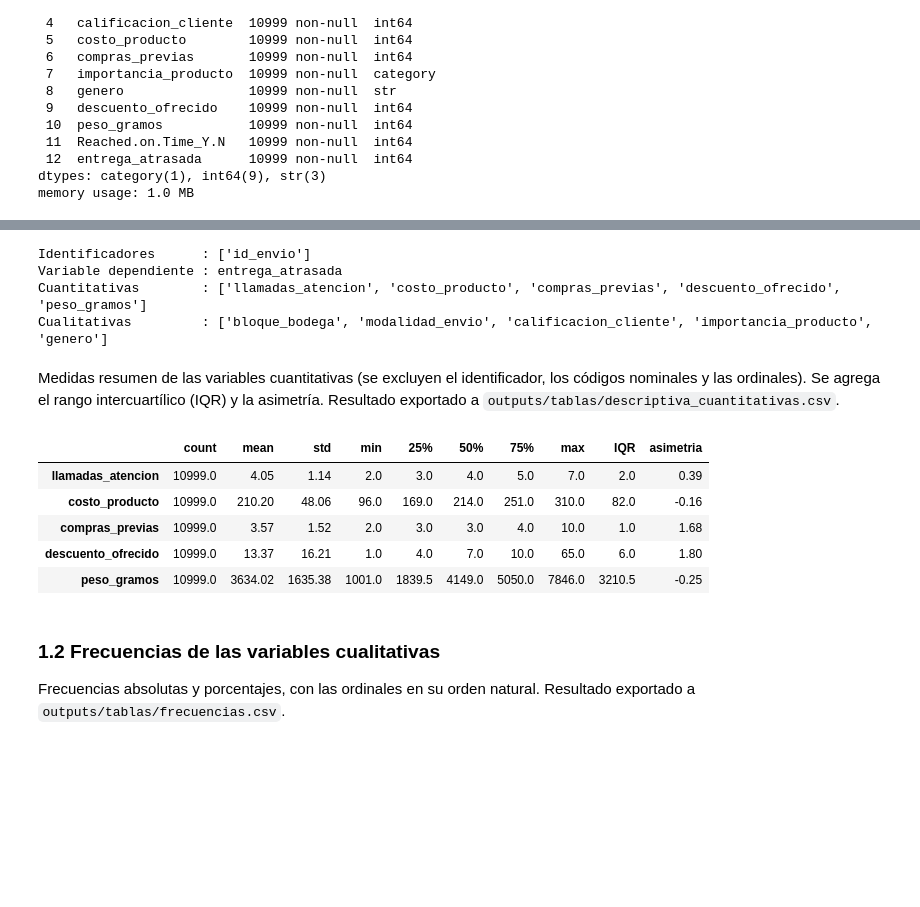
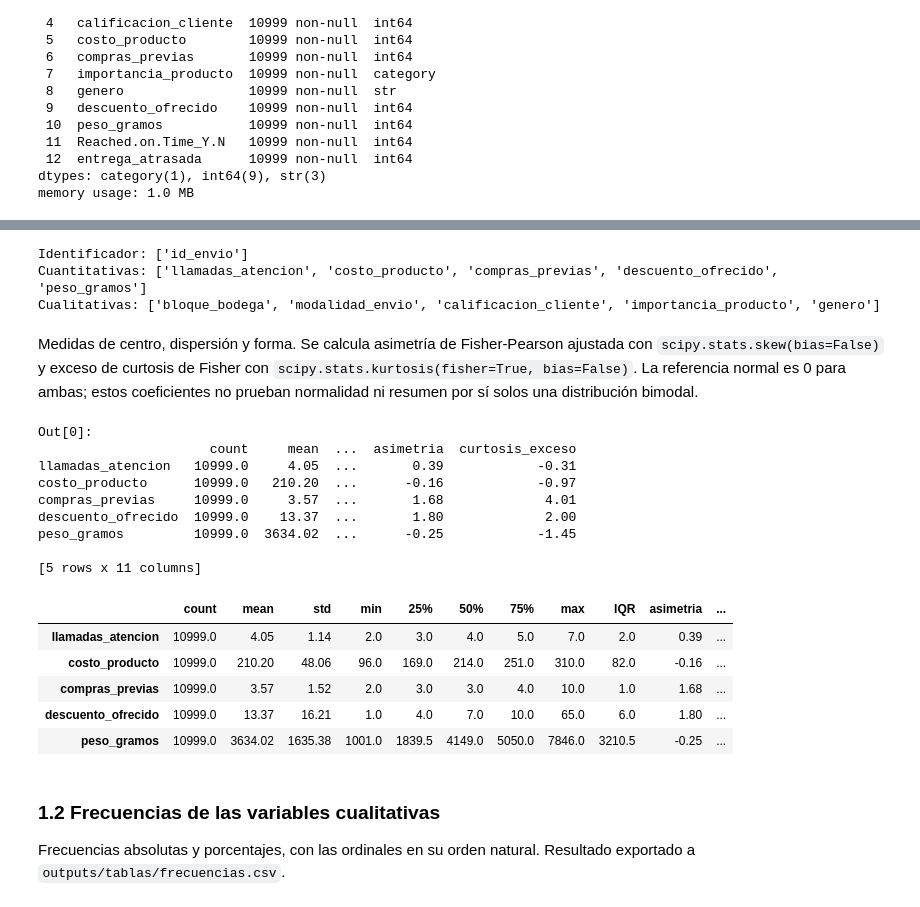
Before and after one commit to joserodriguezc/grupo_1_estadistica_computacional, a Jupyter notebook: sumativa_1/notebooks/sumativa_1.ipynb, the cells around one changed output, grey strips where cells are left out. Saved outputs shown, nothing was run; the diff lists cells and outputs as text; code cells hidden in the pictures; blank space fills up the shorter version.

Commit message:
Corrige observaciones de la formativa

```diff
--- a/sumativa_1/notebooks/sumativa_1.ipynb
+++ b/sumativa_1/notebooks/sumativa_1.ipynb
@@ -21,11 +21,18 @@ los nombres de las columnas y agrega `entrega_atrasada` (1 = atrasada, 0 = a tie
 # %%
 from pathlib import Path
 import pandas as pd
+from scipy import stats
+import hashlib
+from importlib.metadata import version
 
 # Raíz del proyecto: funciona al ejecutar desde la raíz o desde notebooks/
-RAIZ = Path.cwd().resolve()
-while not (RAIZ / 'pyproject.toml').exists():
-    RAIZ = RAIZ.parent
+ubicacion = Path.cwd().resolve()
+candidatas = [p for a in [ubicacion, *ubicacion.parents] for p in [a, a / 'sumativa_1']]
+RAIZ = next((p for p in candidatas if (p / 'notebooks/sumativa_1.ipynb').is_file()
+             and (p / 'data/raw/ecommerce_shipping.csv').is_file()), None)
+if RAIZ is None:
+    raise FileNotFoundError('Ejecute desde el repositorio, sumativa_1/ o sus notebooks/.')
+HUELLA_INICIAL = hashlib.sha256((RAIZ / 'data/raw/ecommerce_shipping.csv').read_bytes()).hexdigest()
 
 raw = pd.read_csv(RAIZ / 'data/raw/ecommerce_shipping.csv', encoding='utf-8-sig')
 
@@ -127,46 +150,43 @@ Se verifica que el resultado coincida con la tabla de tipos anterior.
 # %%
-MAX_NIVELES = 5   # una numérica con 5 niveles o menos se trata como código cualitativo
-
-ids = [c for c in df.columns if df[c].nunique() == n]
-excluir = set(ids) | {TARGET, 'Reached.on.Time_Y.N'}
-predictoras = [c for c in df.columns if c not in excluir]
-
-cuantitativas = [c for c in predictoras
-                 if pd.api.types.is_numeric_dtype(df[c]) and df[c].nunique() > MAX_NIVELES]
-cualitativas = [c for c in predictoras if c not in cuantitativas]
-
-# Coherencia con la tabla de tipos
-assert set(cuantitativas) == set(tipos[tipos.str.startswith('Cuantitativa')].index)
-assert set(cualitativas) == set(tipos[tipos.str.startswith('Cualitativa')].index)
-
-print('Identificadores      :', ids)
-print('Variable dependiente :', TARGET)
-print('Cuantitativas        :', cuantitativas)
-print('Cualitativas         :', cualitativas)
+ids = tipos[tipos.str.startswith('Identificador')].index.tolist()
+cuantitativas = tipos[tipos.str.startswith('Cuantitativa')].index.tolist()
+cualitativas = tipos[tipos.str.startswith('Cualitativa')].index.tolist()
+assert set(ids + cuantitativas + cualitativas + [TARGET]) <= set(df.columns)
+assert set(cuantitativas).isdisjoint(cualitativas)
+print('Identificador:', ids)
+print('Cuantitativas:', cuantitativas)
+print('Cualitativas:', cualitativas)
 # %% [output]
-Identificadores      : ['id_envio']
-Variable dependiente : entrega_atrasada
-Cuantitativas        : ['llamadas_atencion', 'costo_producto', 'compras_previas', 'descuento_ofrecido', 'peso_gramos']
-Cualitativas         : ['bloque_bodega', 'modalidad_envio', 'calificacion_cliente', 'importancia_producto', 'genero']
+Identificador: ['id_envio']
+Cuantitativas: ['llamadas_atencion', 'costo_producto', 'compras_previas', 'descuento_ofrecido', 'peso_gramos']
+Cualitativas: ['bloque_bodega', 'modalidad_envio', 'calificacion_cliente', 'importancia_producto', 'genero']
 # %% [markdown]
-Medidas resumen de las variables cuantitativas (se excluyen el identificador, los códigos nominales y las
-ordinales). Se agrega el rango intercuartílico (IQR) y la asimetría. Resultado exportado a
-`outputs/tablas/descriptiva_cuantitativas.csv`.
+Medidas de centro, dispersión y forma. Se calcula asimetría de Fisher-Pearson ajustada con `scipy.stats.skew(bias=False)` y exceso de curtosis de Fisher con `scipy.stats.kurtosis(fisher=True, bias=False)`. La referencia normal es 0 para ambas; estos coeficientes no prueban normalidad ni resumen por sí solos una distribución bimodal.
 # %%
 desc = df[cuantitativas].describe().T
 desc['IQR'] = desc['75%'] - desc['25%']
-desc['asimetria'] = df[cuantitativas].skew()
+desc['asimetria'] = df[cuantitativas].apply(lambda s: stats.skew(s, bias=False, nan_policy='omit'))
+desc['curtosis_exceso'] = df[cuantitativas].apply(lambda s: stats.kurtosis(s, fisher=True, bias=False, nan_policy='omit'))
 
 (RAIZ / 'outputs/tablas').mkdir(parents=True, exist_ok=True)
 desc.to_csv(RAIZ / 'outputs/tablas/descriptiva_cuantitativas.csv', encoding='utf-8')
 desc.round(2)
 # %% [output]
+Out[0]:
+                      count     mean  ...  asimetria  curtosis_exceso
+llamadas_atencion   10999.0     4.05  ...       0.39            -0.31
+costo_producto      10999.0   210.20  ...      -0.16            -0.97
+compras_previas     10999.0     3.57  ...       1.68             4.01
+descuento_ofrecido  10999.0    13.37  ...       1.80             2.00
+peso_gramos         10999.0  3634.02  ...      -0.25            -1.45
+
+[5 rows x 11 columns]
-|  | count | mean | std | min | 25% | 50% | 75% | max | IQR | asimetria |
-| llamadas_atencion | 10999.0 | 4.05 | 1.14 | 2.0 | 3.0 | 4.0 | 5.0 | 7.0 | 2.0 | 0.39 |
-| costo_producto | 10999.0 | 210.20 | 48.06 | 96.0 | 169.0 | 214.0 | 251.0 | 310.0 | 82.0 | -0.16 |
-| compras_previas | 10999.0 | 3.57 | 1.52 | 2.0 | 3.0 | 3.0 | 4.0 | 10.0 | 1.0 | 1.68 |
-| descuento_ofrecido | 10999.0 | 13.37 | 16.21 | 1.0 | 4.0 | 7.0 | 10.0 | 65.0 | 6.0 | 1.80 |
-| peso_gramos | 10999.0 | 3634.02 | 1635.38 | 1001.0 | 1839.5 | 4149.0 | 5050.0 | 7846.0 | 3210.5 | -0.25 |
+|  | count | mean | std | min | 25% | 50% | 75% | max | IQR | asimetria | ... |
+| llamadas_atencion | 10999.0 | 4.05 | 1.14 | 2.0 | 3.0 | 4.0 | 5.0 | 7.0 | 2.0 | 0.39 | ... |
+| costo_producto | 10999.0 | 210.20 | 48.06 | 96.0 | 169.0 | 214.0 | 251.0 | 310.0 | 82.0 | -0.16 | ... |
+| compras_previas | 10999.0 | 3.57 | 1.52 | 2.0 | 3.0 | 3.0 | 4.0 | 10.0 | 1.0 | 1.68 | ... |
+| descuento_ofrecido | 10999.0 | 13.37 | 16.21 | 1.0 | 4.0 | 7.0 | 10.0 | 65.0 | 6.0 | 1.80 | ... |
+| peso_gramos | 10999.0 | 3634.02 | 1635.38 | 1001.0 | 1839.5 | 4149.0 | 5050.0 | 7846.0 | 3210.5 | -0.25 | ... |
 # %% [markdown]
 ### 1.2 Frecuencias de las variables cualitativas
 Frecuencias absolutas y porcentajes, con las ordinales en su orden natural. Resultado exportado a
```
Also changed, not shown: parts of 37 cells of this notebook, 54 other files.
